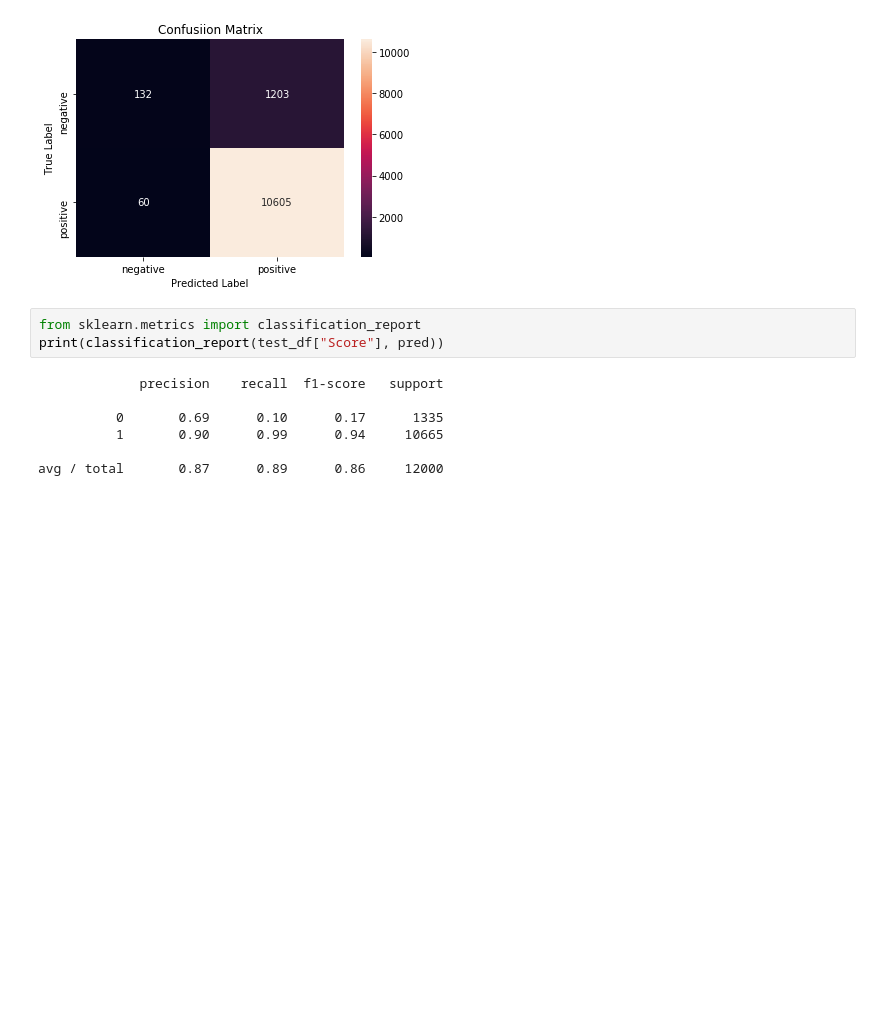
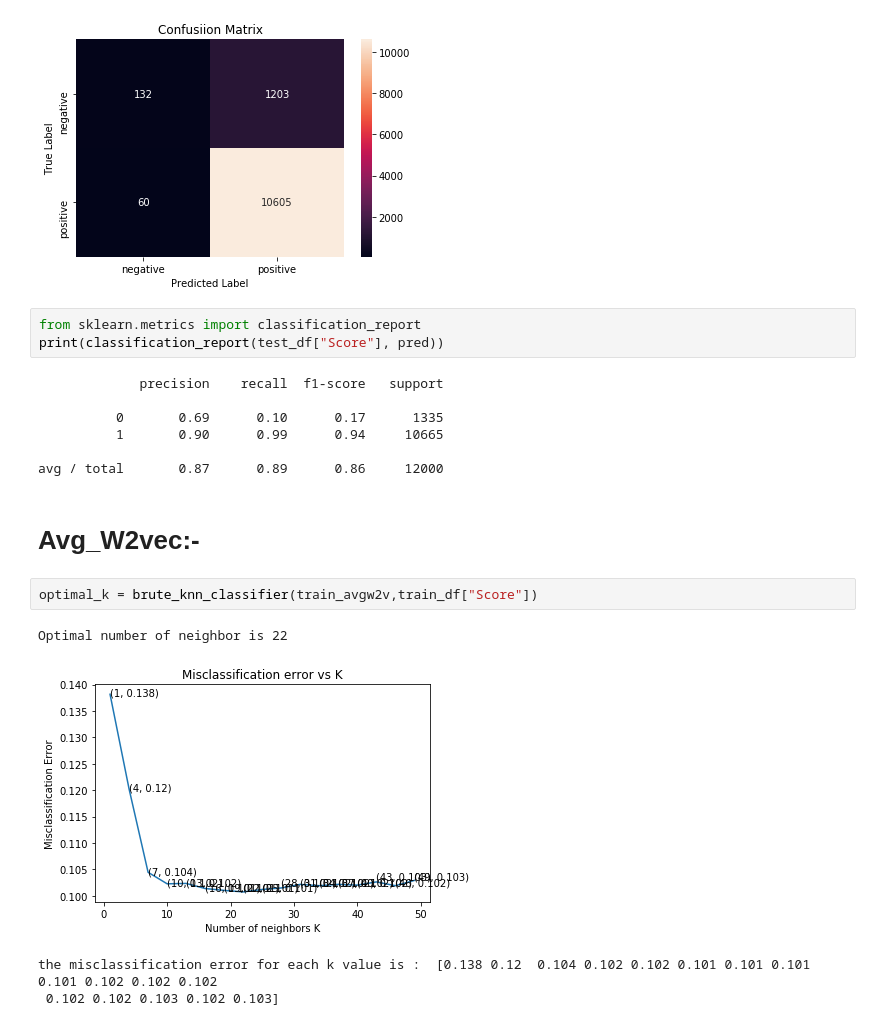
Before and after one commit to mehrayogesh208/Amazon-Fine-Food, a Jupyter notebook: Knn.ipynb, the cells around one changed output. Cells and saved outputs as stored; diff of their text form; blank space fills up the shorter version.

Commit message:
knn on Avgw2v

```diff
--- a/Knn.ipynb
+++ b/Knn.ipynb
@@ -211,4 +211,11 @@ print(classification_report(test_df["Score"], pred))
 
 avg / total       0.87      0.89      0.86     12000
 # %% [markdown]
-#
+# Avg_W2vec:-
+# %%
+optimal_k = brute_knn_classifier(train_avgw2v,train_df["Score"])
+# %% [output]
+Optimal number of neighbor is 22
+[figure, added]
+the misclassification error for each k value is :  [0.138 0.12  0.104 0.102 0.102 0.101 0.101 0.101 0.101 0.102 0.102 0.102
+ 0.102 0.102 0.103 0.102 0.103]
```
Also changed, not shown: parts of 7 cells of this notebook.
